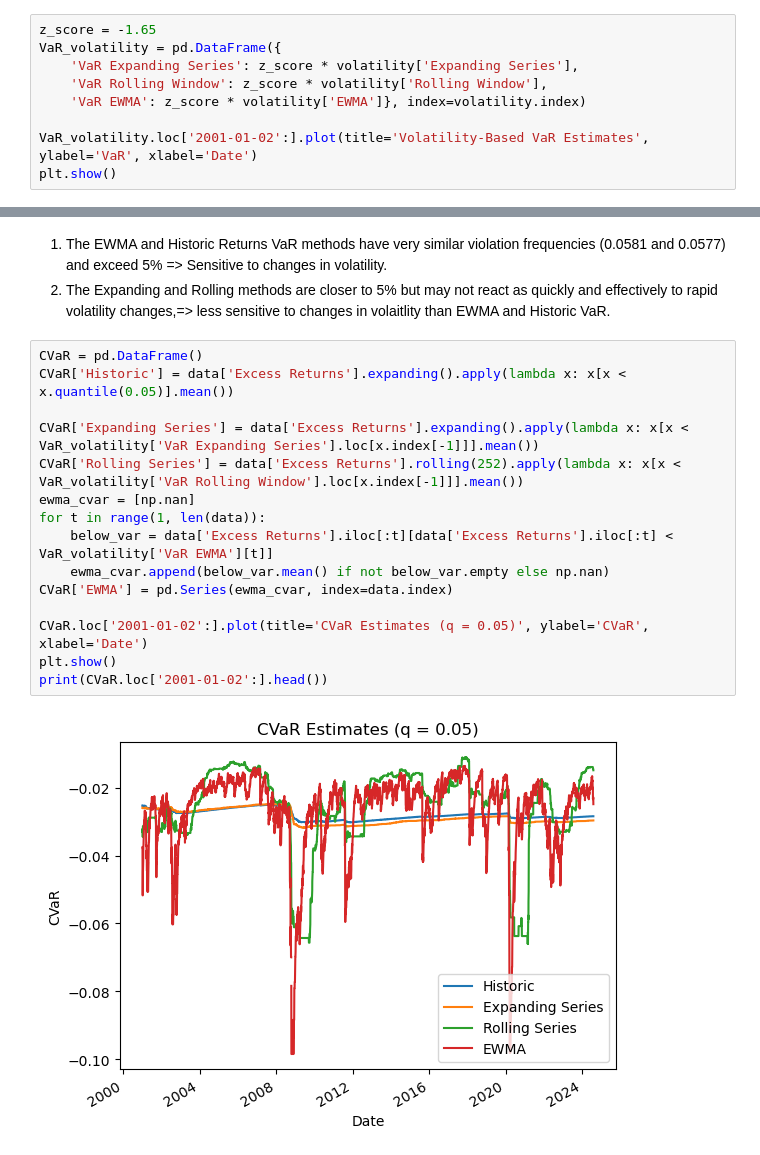
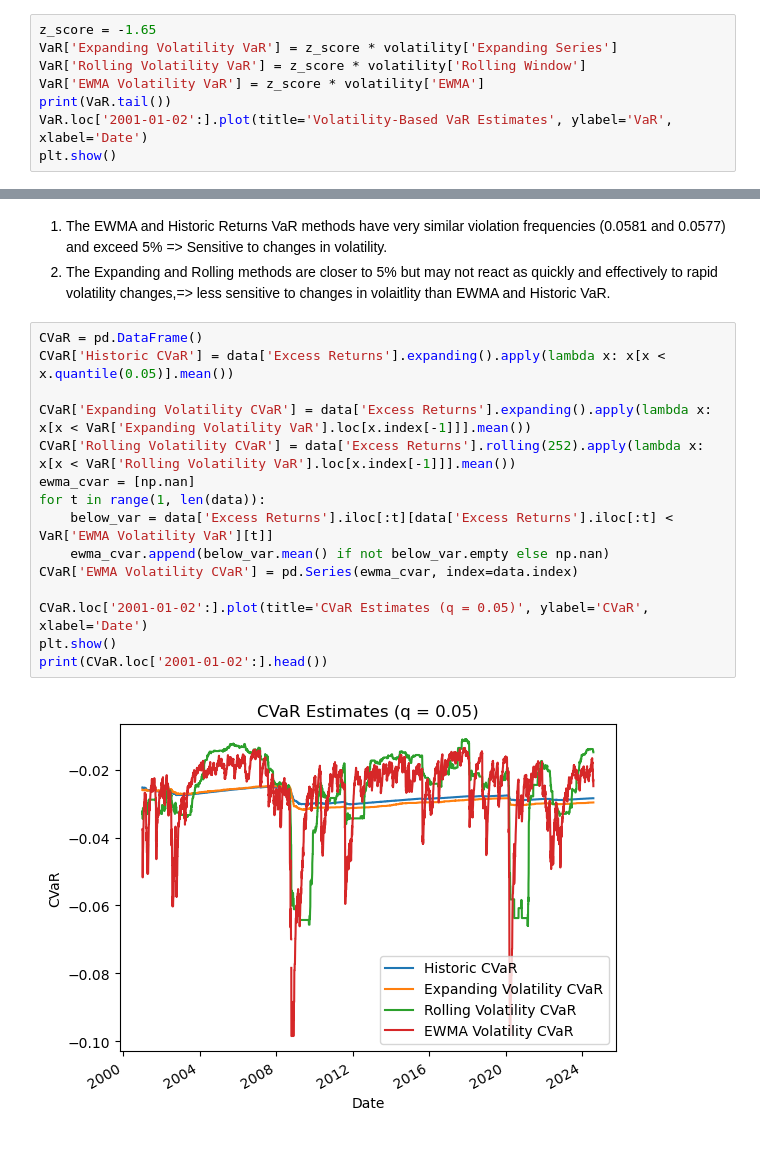
Before and after one commit to Anand-Nakhate/finm-portfolio-2024, a Jupyter notebook: homework/Solution_HW3_.ipynb, the cells around one changed output, grey strips where cells are left out. Cells and saved outputs as stored; diff of their text form.

```diff
--- a/homework/Solution_HW3_.ipynb
+++ b/homework/Solution_HW3_.ipynb
@@ -192,11 +192,10 @@ date
 [figure]
 # %%
 z_score = -1.65
-VaR_volatility = pd.DataFrame({
-    'VaR Expanding Series': z_score * volatility['Expanding Series'],
-    'VaR Rolling Window': z_score * volatility['Rolling Window'],
-    'VaR EWMA': z_score * volatility['EWMA']}, index=volatility.index)
-
-VaR_volatility.loc['2001-01-02':].plot(title='Volatility-Based VaR Estimates', ylabel='VaR', xlabel='Date')
+VaR['Expanding Volatility VaR'] = z_score * volatility['Expanding Series']
+VaR['Rolling Volatility VaR'] = z_score * volatility['Rolling Window']
+VaR['EWMA Volatility VaR'] = z_score * volatility['EWMA']
+print(VaR.tail())
+VaR.loc['2001-01-02':].plot(title='Volatility-Based VaR Estimates', ylabel='VaR', xlabel='Date')
 plt.show()
 # %% [output]
@@ -226,18 +240,18 @@ Observed frequency of violations Excess Returns (Historic: 0.0577
 2. The Expanding and Rolling methods are closer to 5% but may not react as quickly and effectively to rapid volatility changes,=> less sensitive to changes in volaitlity than EWMA and Historic VaR.
 # %%
 CVaR = pd.DataFrame()
-CVaR['Historic'] = data['Excess Returns'].expanding().apply(lambda x: x[x < x.quantile(0.05)].mean())
+CVaR['Historic CVaR'] = data['Excess Returns'].expanding().apply(lambda x: x[x < x.quantile(0.05)].mean())
 
-CVaR['Expanding Series'] = data['Excess Returns'].expanding().apply(lambda x: x[x < VaR_volatility['VaR Expanding Series'].loc[x.index[-1]]].mean())
-CVaR['Rolling Series'] = data['Excess Returns'].rolling(252).apply(lambda x: x[x < VaR_volatility['VaR Rolling Window'].loc[x.index[-1]]].mean())
+CVaR['Expanding Volatility CVaR'] = data['Excess Returns'].expanding().apply(lambda x: x[x < VaR['Expanding Volatility VaR'].loc[x.index[-1]]].mean())
+CVaR['Rolling Volatility CVaR'] = data['Excess Returns'].rolling(252).apply(lambda x: x[x < VaR['Rolling Volatility VaR'].loc[x.index[-1]]].mean())
 ewma_cvar = [np.nan]
 for t in range(1, len(data)):
-    below_var = data['Excess Returns'].iloc[:t][data['Excess Returns'].iloc[:t] < VaR_volatility['VaR EWMA'][t]]
+    below_var = data['Excess Returns'].iloc[:t][data['Excess Returns'].iloc[:t] < VaR['EWMA Volatility VaR'][t]]
     ewma_cvar.append(below_var.mean() if not below_var.empty else np.nan)
-CVaR['EWMA'] = pd.Series(ewma_cvar, index=data.index)
+CVaR['EWMA Volatility CVaR'] = pd.Series(ewma_cvar, index=data.index)
 
 CVaR.loc['2001-01-02':].plot(title='CVaR Estimates (q = 0.05)', ylabel='CVaR', xlabel='Date')
 plt.show()
 print(CVaR.loc['2001-01-02':].head())
 # %% [output]
-[figure, old version]
+[figure, new version]
```
Also changed, not shown: parts of 7 cells of this notebook.
